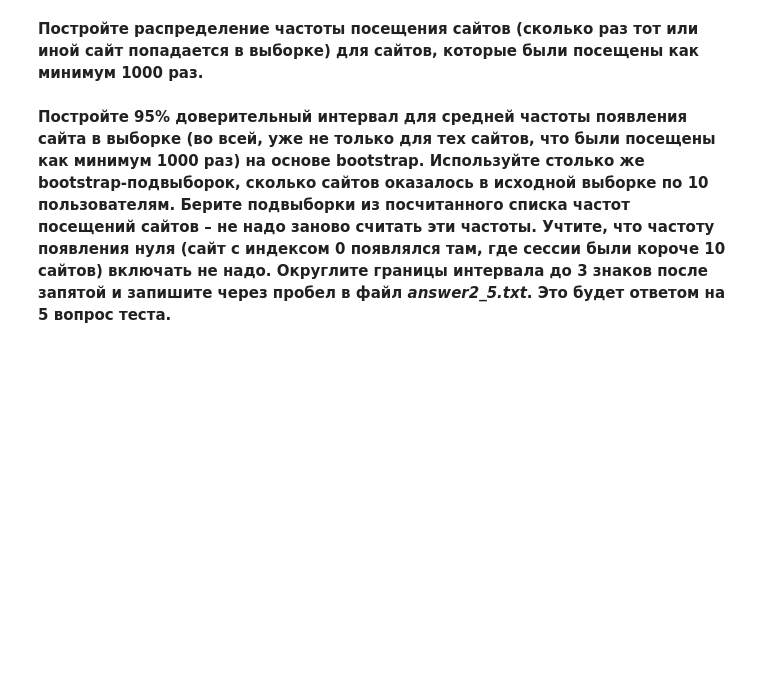
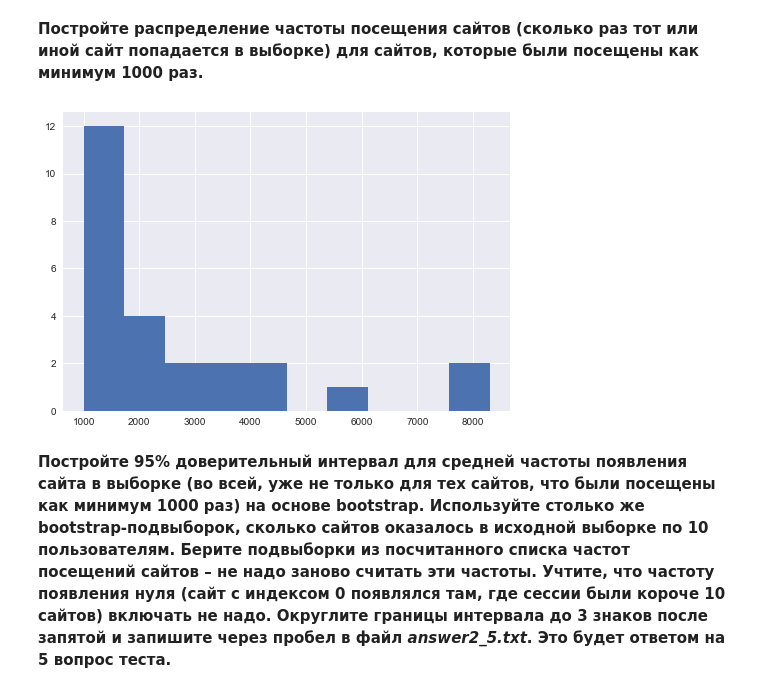
Before and after one commit to maxis42/Machine-Learning-and-Data-Analysis-Coursera-Yandex-MIPT, a Jupyter notebook: 6 Data analysis project/1 Internet users pattern mining/Week 2 Analysis hypotheses/week2_analysis_hypotheses.ipynb, the cells around one changed output. Cells and saved outputs as stored; diff of their text form; code cells hidden in the pictures; blank space fills up the shorter version.

```diff
--- a/6 Data analysis project/1 Internet users pattern mining/Week 2 Analysis hypotheses/week2_analysis_hypotheses.ipynb
+++ b/6 Data analysis project/1 Internet users pattern mining/Week 2 Analysis hypotheses/week2_analysis_hypotheses.ipynb
@@ -272,3 +345,12 @@ site_freqs = ''' ВАШ КОД ЗДЕСЬ '''
+# %%
+with open(os.path.join(PATH_TO_DATA,'site_freq_10users.pkl'), 'rb') as f:
+        site_freq = pickle.load(f)
+# %%
+cnts = [b for _, b in site_freq.values() if b >= 1000]
+plt.hist(cnts)
+plt.show()
+# %% [output]
+[figure, added]
 # %% [markdown]
 **Постройте 95% доверительный интервал для средней частоты появления сайта в выборке (во всей, уже не только для тех сайтов, что были посещены как минимум 1000 раз) на основе bootstrap. Используйте столько же bootstrap-подвыборок, сколько сайтов оказалось в исходной выборке по 10 пользователям. Берите подвыборки из посчитанного списка частот посещений сайтов – не надо заново считать эти частоты. Учтите, что частоту появления нуля (сайт с индексом 0 появлялся там, где сессии были короче 10 сайтов) включать не надо. Округлите границы интервала до 3 знаков после запятой и запишите через пробел в файл *answer2_5.txt*. Это будет ответом на 5 вопрос теста.**
 # %%
```
Also changed, not shown: parts of 31 cells of this notebook, 22 other files.
